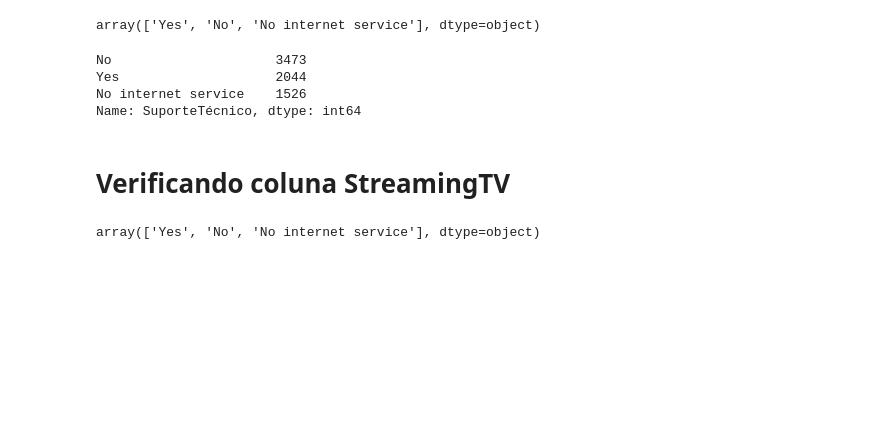
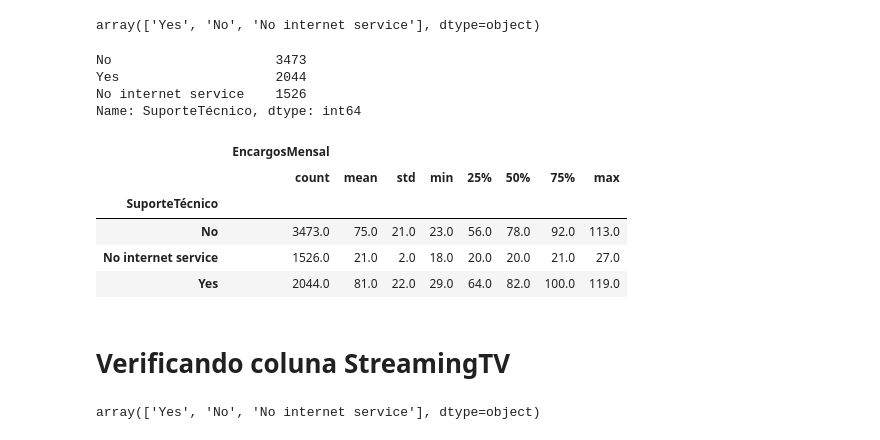
Before and after one commit to ClertonAlmeida/ChallengeDataScience, a Jupyter notebook: ChurndeClientes.ipynb, the cells around one changed output. Drawn from its saved outputs; the diff is of its cells as text; code cells hidden in the pictures; blank space fills up the shorter version.

```diff
--- a/ChurndeClientes.ipynb
+++ b/ChurndeClientes.ipynb
@@ -452,6 +572,17 @@ No                     3473
 Yes                    2044
 No internet service    1526
 Name: SuporteTécnico, dtype: int64
+# %%
+grupamento = dataset[['SuporteTécnico', 'EncargosMensal']].groupby(by='SuporteTécnico')
+# %%
+grupamento.describe().round()
+# %% [output]
+|  | EncargosMensal |  |  |  |  |  |  |  |
+|  | count | mean | std | min | 25% | 50% | 75% | max |
+| SuporteTécnico |  |  |  |  |  |  |  |  |
+| No | 3473.0 | 75.0 | 21.0 | 23.0 | 56.0 | 78.0 | 92.0 | 113.0 |
+| No internet service | 1526.0 | 21.0 | 2.0 | 18.0 | 20.0 | 20.0 | 21.0 | 27.0 |
+| Yes | 2044.0 | 81.0 | 22.0 | 29.0 | 64.0 | 82.0 | 100.0 | 119.0 |
 # %% [markdown]
 # Verificando coluna StreamingTV
 # %%
```
Also changed, not shown: parts of 26 cells of this notebook.
